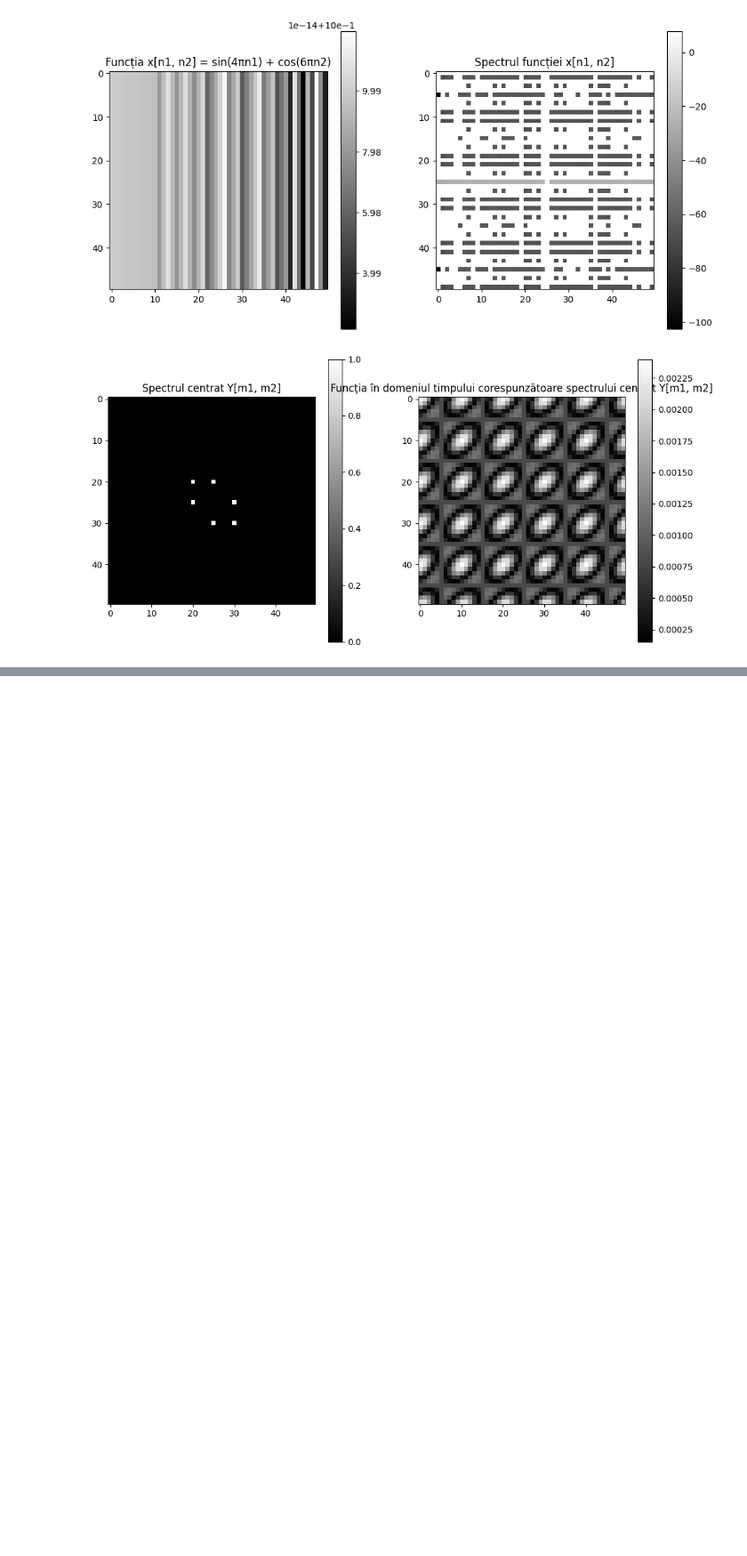
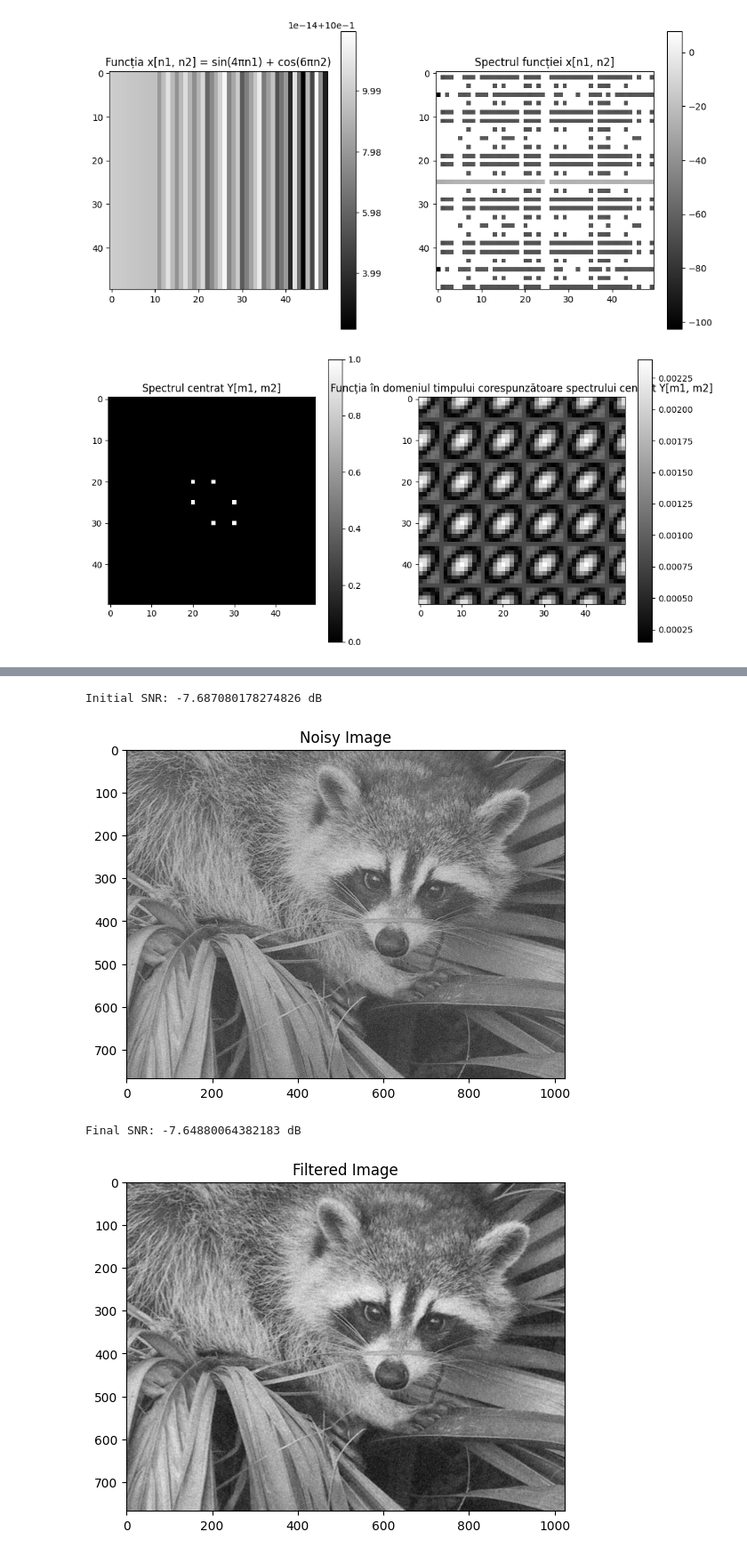
Before and after one commit to CristinaA24/Laborator-PS, a Jupyter notebook: lab7.ipynb, the cells around one changed output, grey strips where cells are left out. Shown at 89% size. Saved outputs shown, nothing was run; the diff lists cells and outputs as text; code cells hidden in the pictures; blank space fills up the shorter version.

```diff
--- a/lab7.ipynb
+++ b/lab7.ipynb
@@ -147,0 +198,58 @@ plt.show()
+# %%
+#3
+
+import scipy
+from scipy import ndimage
+import numpy as np
+import matplotlib.pyplot as plt
+from scipy.ndimage import median_filter
+
+def calculate_snr(signal, noise):
+    """
+    Calculate the Signal-to-Noise Ratio (SNR).
+
+    :param signal: Original signal (image).
+    :param noise: Noise in the signal.
+    :return: SNR in decibels.
+    """
+    signal_power = np.mean(signal ** 2)
+    noise_power = np.mean(noise ** 2)
+    snr = 10 * np.log10(signal_power / noise_power)
+    return snr
+
+# Loading the image
+X = scipy.datasets.face(gray=True)
+
+# Add Gaussian noise to the image
+noise_std = 25
+noise = np.random.normal(0, noise_std, X.shape)
+noisy_image = X + noise
+
+# Calculate the initial SNR
+initial_snr = calculate_snr(X, noise)
+print(f"Initial SNR: {initial_snr} dB")
+
+# Displaying the noisy image
+plt.imshow(noisy_image, cmap=plt.cm.gray)
+plt.title("Noisy Image")
+plt.show()
+
+# Applying median filter to remove noise
+filtered_image = median_filter(noisy_image, size=3)
+
+# Calculate the noise after filtering
+filtered_noise = noisy_image - filtered_image
+
+# Calculate the SNR after noise removal
+final_snr = calculate_snr(X, filtered_noise)
+print(f"Final SNR: {final_snr} dB")
+
+# Displaying the filtered image
+plt.imshow(filtered_image, cmap=plt.cm.gray)
+plt.title("Filtered Image")
+plt.show()
+# %% [output]
+Initial SNR: -7.687080178274826 dB
+[figure, added]
+Final SNR: -7.64880064382183 dB
+[figure, added]
```
Also changed, not shown: parts of 1 cell of this notebook.
